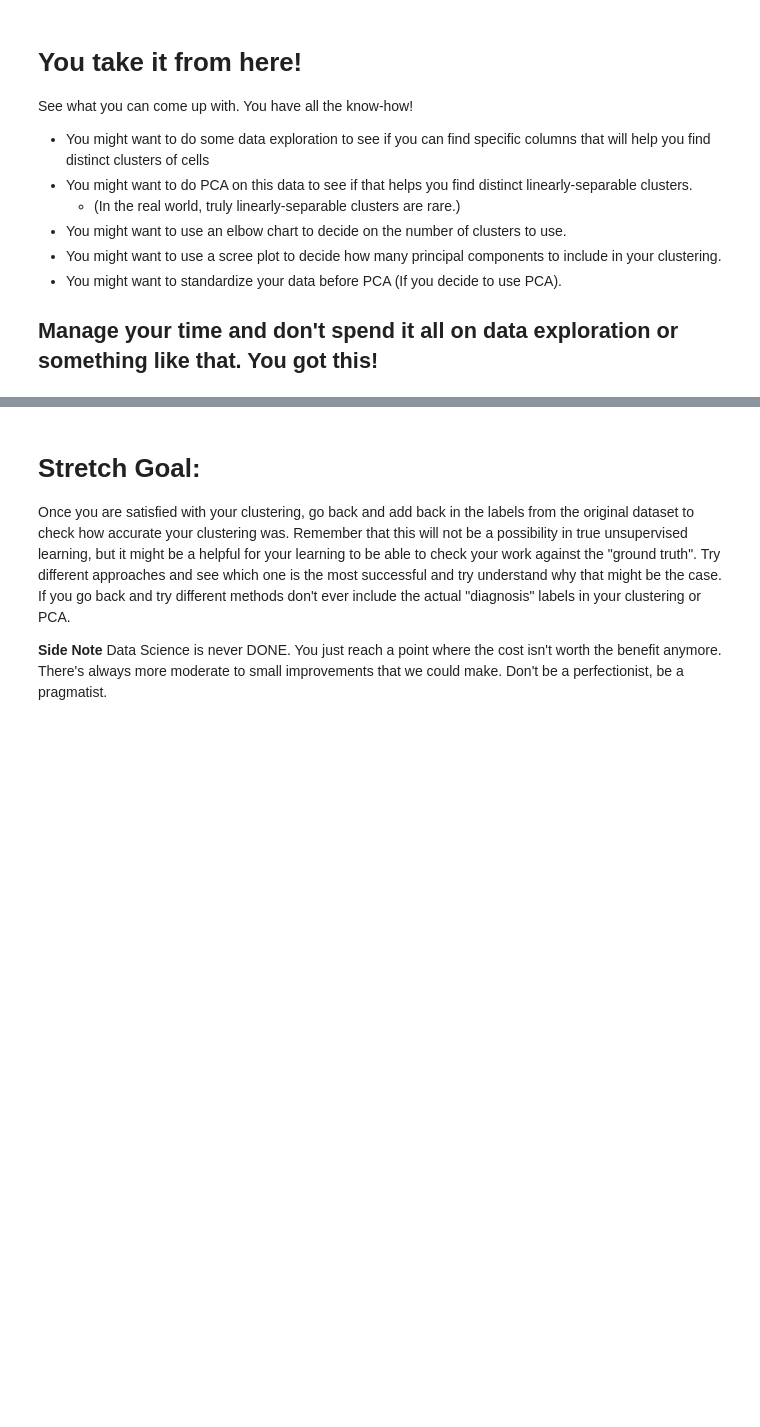
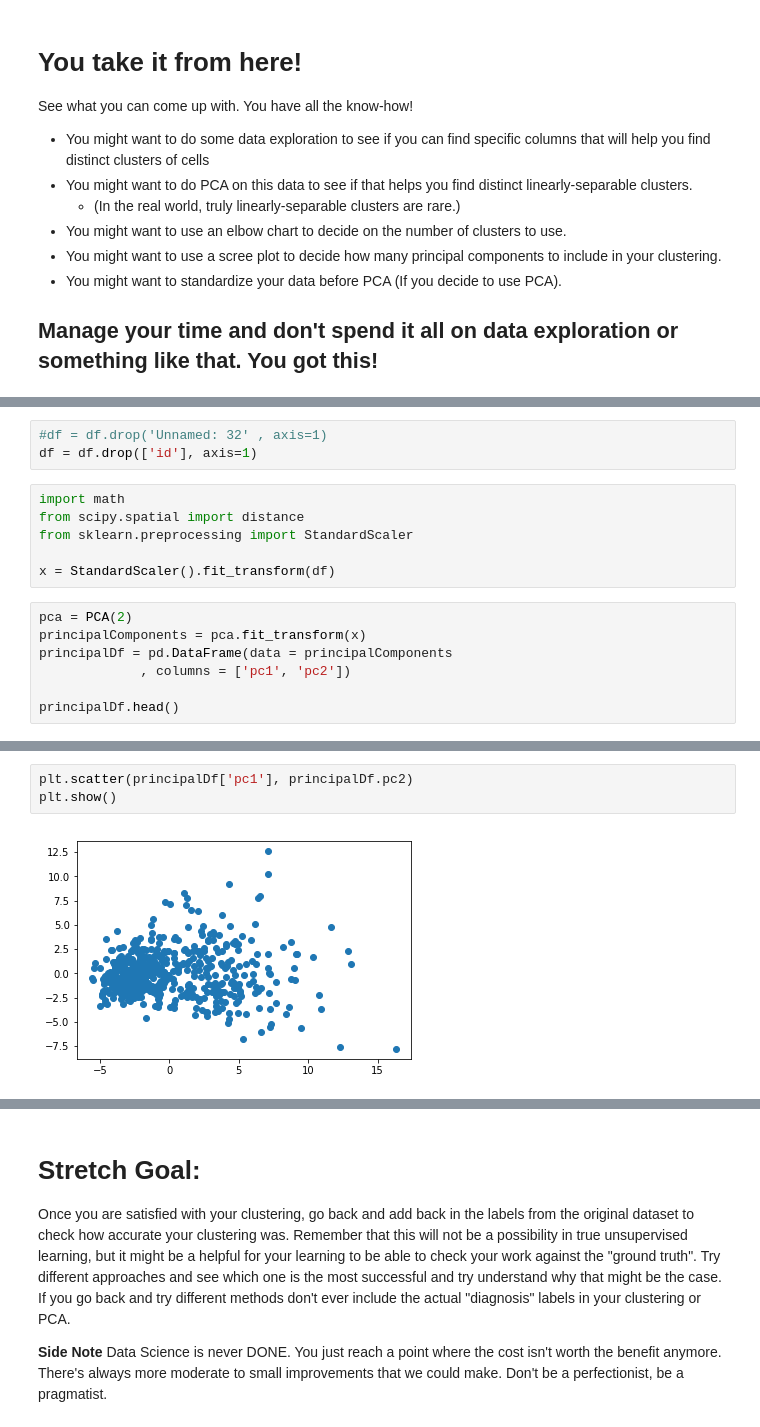
Before and after one commit to bloominstituteoftechnology/DS-Unit-1-Sprint-4-Linear-Algebra, a Jupyter notebook: module4-clustering/Cell_Clustering_Assignment.ipynb, the cells around one changed output, grey strips where cells are left out. Cells and saved outputs as stored; diff of their text form; blank space fills up the shorter version.

```diff
--- a/module4-clustering/Cell_Clustering_Assignment.ipynb
+++ b/module4-clustering/Cell_Clustering_Assignment.ipynb
@@ -64,0 +63,16 @@ See what you can come up with. You have all the know-how!
+# %%
+#df = df.drop('Unnamed: 32' , axis=1)
+df = df.drop(['id'], axis=1)
+# %%
+import math
+from scipy.spatial import distance
+from sklearn.preprocessing import StandardScaler
+
+x = StandardScaler().fit_transform(df)
+# %%
+pca = PCA(2)
+principalComponents = pca.fit_transform(x)
+principalDf = pd.DataFrame(data = principalComponents
+             , columns = ['pc1', 'pc2'])
+
+principalDf.head()
@@ -64,0 +86,5 @@ See what you can come up with. You have all the know-how!
+# %%
+plt.scatter(principalDf['pc1'], principalDf.pc2)
+plt.show()
+# %% [output]
+[figure, added]
```
Also changed, not shown: parts of 12 cells of this notebook.
